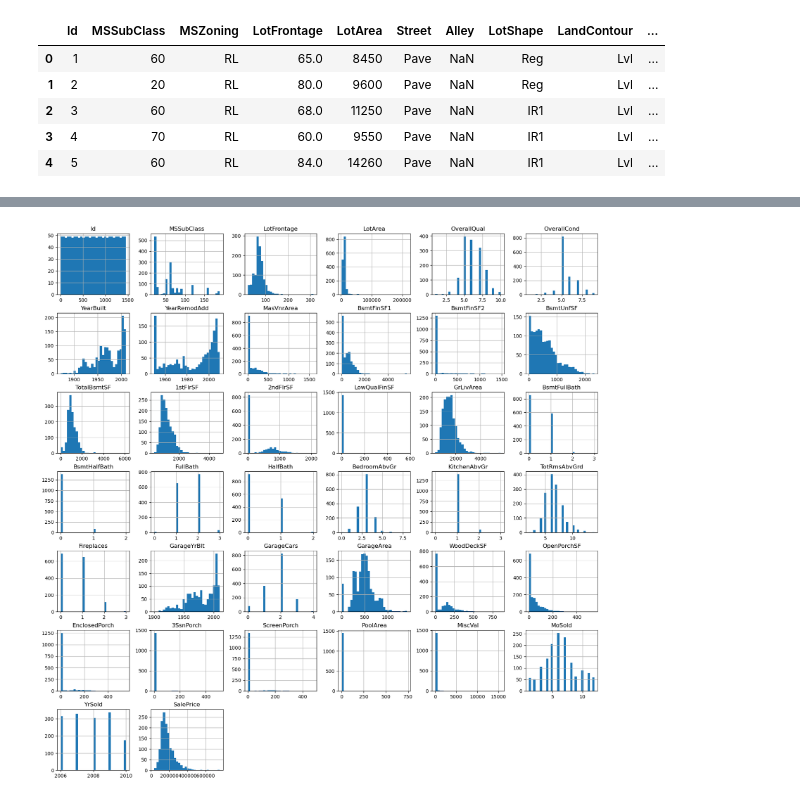
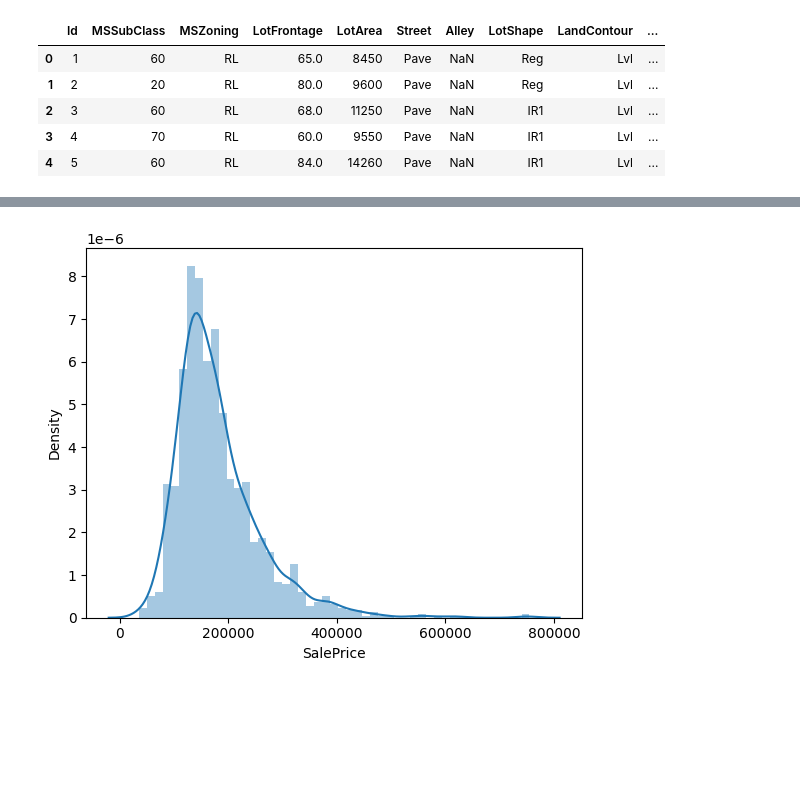
Before and after one commit to Venchislaw/PracticalAI, a Jupyter notebook: Machine Learning/RealProjects/RealEstateWebSite/data_science/Data Analysis/data_analysis.ipynb, the cells around one changed output, grey strips where cells are left out. Saved outputs shown, nothing was run; the diff lists cells and outputs as text; code cells hidden in the pictures; blank space fills up the shorter version.

```diff
--- a/Machine Learning/RealProjects/RealEstateWebSite/data_science/Data Analysis/data_analysis.ipynb
+++ b/Machine Learning/RealProjects/RealEstateWebSite/data_science/Data Analysis/data_analysis.ipynb
@@ -64,5 +27,5 @@ df.describe(include=["O"])
-# %%
-df.hist(bins=30, figsize=(20, 20));
-# %% [output]
-[figure, removed]
+# %%
+sns.distplot(df["SalePrice"]);
+# %% [output]
+[figure, added]
 # %%
```
Also changed, not shown: parts of 10 cells of this notebook.
